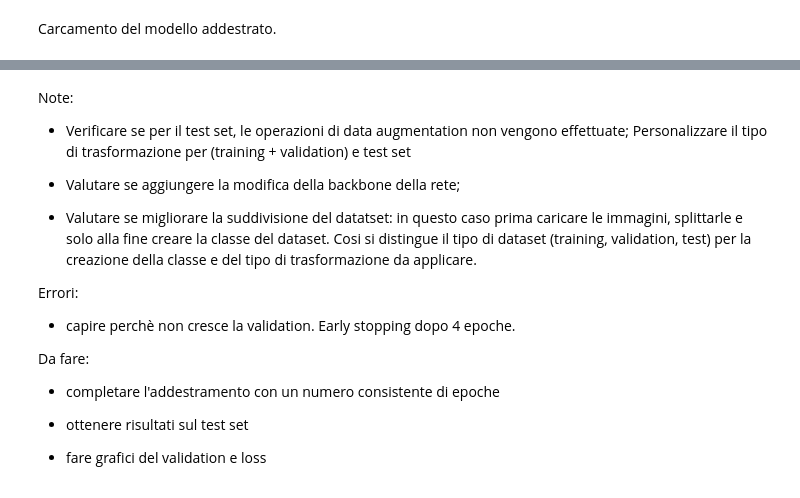
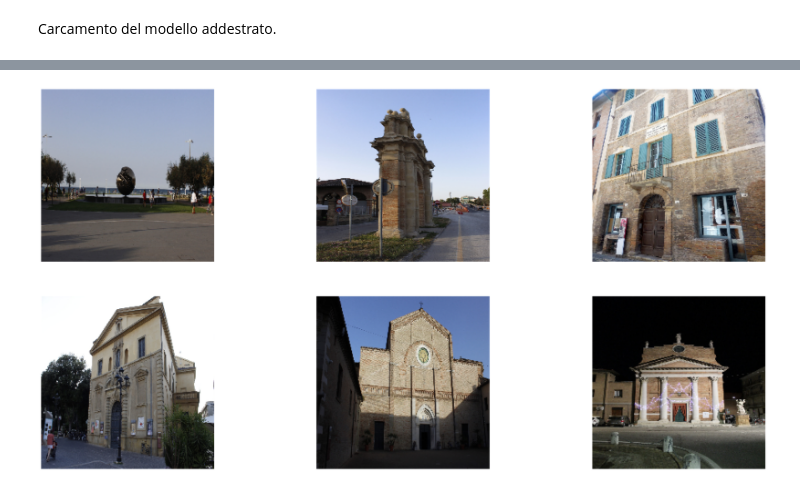
Before and after one commit to lollopagno/CulturalHeritage, a Jupyter notebook: notebook-jupyter/Faster_R_CNN.ipynb, the cells around one changed output, grey strips where cells are left out. Drawn from its saved outputs; the diff is of its cells as text; code cells hidden in the pictures.

```diff
--- a/notebook-jupyter/Faster_R_CNN.ipynb
+++ b/notebook-jupyter/Faster_R_CNN.ipynb
@@ -591,25 +589,36 @@ def split_dataset(dataset):
 # %% [markdown]
 Suddivisione del dataset in training, validation e test set.
 # %%
-trainining_set = []
+training_set = []
 validation_set = []
 test_set = []
 
-for _set in dataset:
+num_imgs = 0
+num_training = 0
+num_validation = 0
+num_test = 0
 
-    training_dataset, validation_dataset, test_dataset = split_dataset(_set)
+for label in imgs_list:
 
-    trainining_set.append(training_dataset)
-    validation_set.append(validation_dataset)
-    test_set.append(test_dataset)
+  training_dataset, validation_dataset, test_dataset = split_dataset(label)
 
-training_dataset, validation_dataset, test_dataset = ConcatDataset(trainining_set), ConcatDataset(validation_set), \
+  num_imgs += len(training_dataset) + len(validation_dataset) + len(test_dataset)
+  num_training += len(training_dataset)
+  num_validation += len(validation_dataset)
+  num_test +=  len(test_dataset)
+
+  training_set.append(training_dataset)
+  validation_set.append(validation_dataset)
+  test_set.append(test_dataset)
+
+training_dataset, validation_dataset, test_dataset = ConcatDataset(training_set), \
+                                                     ConcatDataset(validation_set), \
                                                      ConcatDataset(test_set)
 
-print(f"** Dataset caricato correttamente! Totale immagini: {len(training_dataset) + len(validation_dataset) + len(test_dataset)} **\n")
-print(f"Dimensione training: {len(training_dataset)} immagini - (70%)")
-print(f"Dimensione validation: {len(validation_dataset)} immagini - (20%)")
-print(f"Dimensione test: {len(test_dataset)} immagini - (10%)\n\n")
+print(f"** Dataset caricato correttamente! Totale immagini: {num_imgs} **\n")
+print(f"Dimensione training: {num_training} immagini - (70%)")
+print(f"Dimensione validation: {num_validation} immagini - (20%)")
+print(f"Dimensione test: {num_test} immagini - (10%)\n\n")
 print(f"Totale immagini suddivise: {len(training_dataset) + len(validation_dataset) + len(test_dataset)}\n\n")
 # %% [output]
 ** Dataset caricato correttamente! Totale immagini: 953 **
@@ -1182,63 +1209,37 @@ for images, image_ids in test_loader:
         image_id = image_ids[i]
 # %%
 from matplotlib import pyplot as plt
-#imgs = []
-#labels = []
 
 fig, axs = plt.subplots(2, 3, figsize=(32, 16))
 axs = axs.ravel()
 
 for i in range(6):
 
     index = random.randint(0, len(test_images) -1)
     img = test_images[index]
     result = results[index]
 
     del test_images[index]
     del results[index]
 
     sample = img.permute(1,2,0).cpu().numpy()
 
     boxes = result['boxes']
     scores = result['scores']
-    #label = result['labels']
-    #labels.append(label)
 
     boxes = boxes[scores >= detection_threshold].astype(np.int32)
 
     for box in boxes:
-        cv.rectangle(sample,
-                    (box[0], box[1]),
-                    (box[2], box[3]),
-                    (0, 0, 255), 5)
+      cv.rectangle(sample, (box[0], box[1]), (box[2], box[3]), (0, 0, 255), 3)
 
-    #sample = cv.resize(sample, (400, 400))
-    #imgs.append(sample)
+    imgs.append(sample)
 
     axs[i].set_axis_off()
     axs[i].imshow(sample)
 
 #imgs_stack = stack_images(1, ([imgs[0], imgs[1]],
 #                             [imgs[2], imgs[3]]))
 
 #cv2_imshow(imgs_stack)
+# %% [output]
+[figure, added]
-# %% [markdown]
-Note:
-
-- Verificare se per il test set, le operazioni di data augmentation non vengono effettuate; Personalizzare il tipo di trasformazione per (training + validation) e test set
-
-- Valutare se aggiungere la modifica della backbone della rete;
-
-- Valutare se migliorare la suddivisione del datatset: in questo caso prima caricare le immagini, splittarle e solo alla fine creare la classe del dataset. Cosi si distingue il tipo di dataset (training, validation, test) per la creazione della classe e del tipo di trasformazione da applicare.
-
-Errori:
-
-- capire perchè non cresce la validation. Early stopping dopo 4 epoche.
-
-Da fare:
-
-- completare l'addestramento con un numero consistente di epoche
-
-- ottenere risultati sul test set
-
-- fare grafici del validation e loss
```
Also changed, not shown: parts of 23 cells of this notebook.
